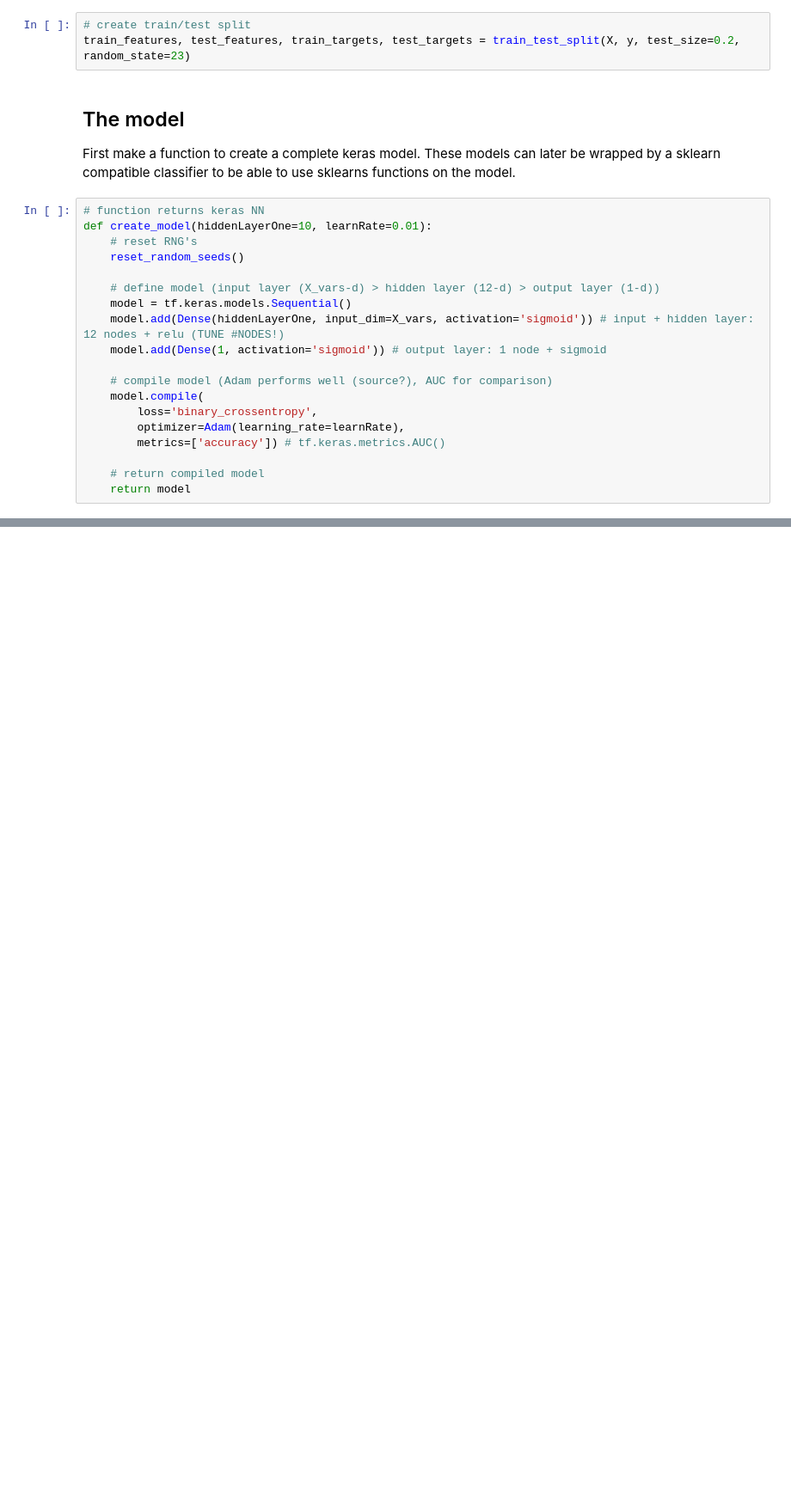
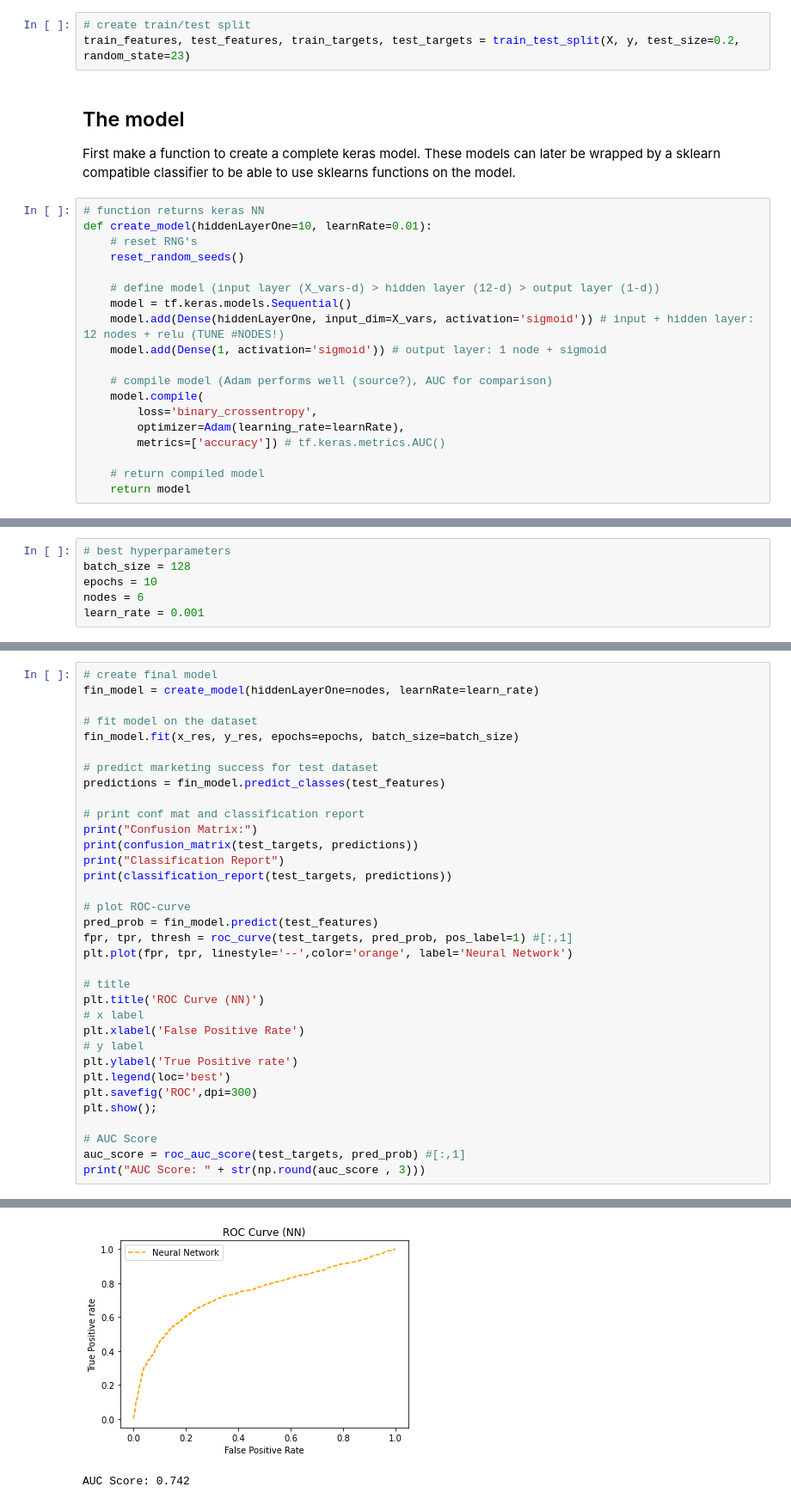
Before and after one commit to aojudo/seminar-marketing, a Jupyter notebook: neural_network.ipynb, the cells around one changed output, grey strips where cells are left out. Shown at 86% size. Saved outputs shown, nothing was run; the diff lists cells and outputs as text; blank space fills up the shorter version.

```diff
--- a/neural_network.ipynb
+++ b/neural_network.ipynb
@@ -335,0 +214,6 @@ AUC Score: 0.89
+# %%
+# best hyperparameters
+batch_size = 128
+epochs = 10
+nodes = 6
+learn_rate = 0.001
@@ -335,0 +285,35 @@ AUC Score: 0.89
+# %%
+# create final model
+fin_model = create_model(hiddenLayerOne=nodes, learnRate=learn_rate)
+
+# fit model on the dataset
+fin_model.fit(x_res, y_res, epochs=epochs, batch_size=batch_size)
+
+# predict marketing success for test dataset
+predictions = fin_model.predict_classes(test_features)
+
+# print conf mat and classification report
+print("Confusion Matrix:")
+print(confusion_matrix(test_targets, predictions))
+print("Classification Report")
+print(classification_report(test_targets, predictions))
+
+# plot ROC-curve
+pred_prob = fin_model.predict(test_features)
+fpr, tpr, thresh = roc_curve(test_targets, pred_prob, pos_label=1) #[:,1]
+plt.plot(fpr, tpr, linestyle='--',color='orange', label='Neural Network')
+
+# title
+plt.title('ROC Curve (NN)')
+# x label
+plt.xlabel('False Positive Rate')
+# y label
+plt.ylabel('True Positive rate')
+plt.legend(loc='best')
+plt.savefig('ROC',dpi=300)
+plt.show();
+
+# AUC Score
+auc_score = roc_auc_score(test_targets, pred_prob) #[:,1]
+print("AUC Score: " + str(np.round(auc_score , 3)))
+# %% [output]
@@ -335,0 +337,2 @@ AUC Score: 0.89
+[figure, added]
+AUC Score: 0.742
```
Also changed, not shown: parts of 20 cells of this notebook, 1 other file.
